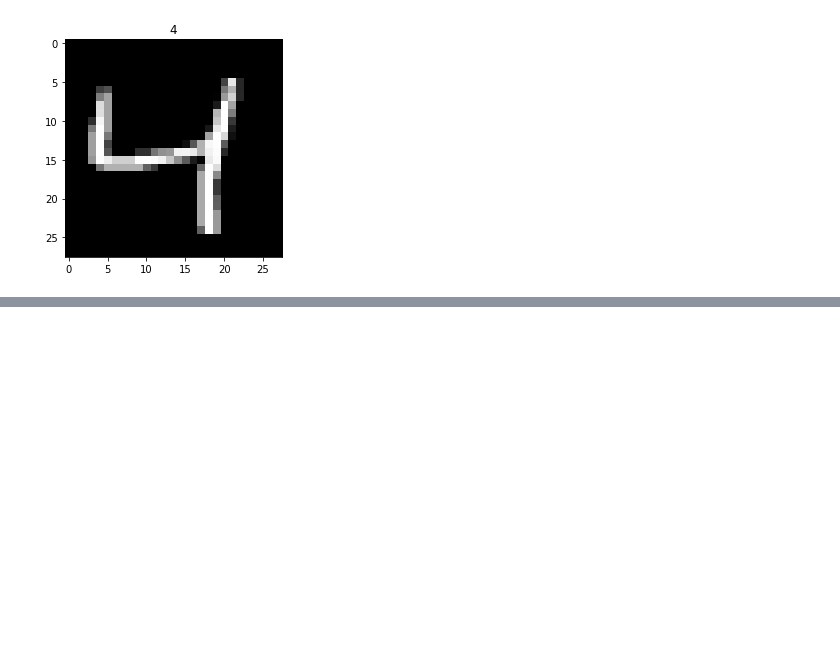
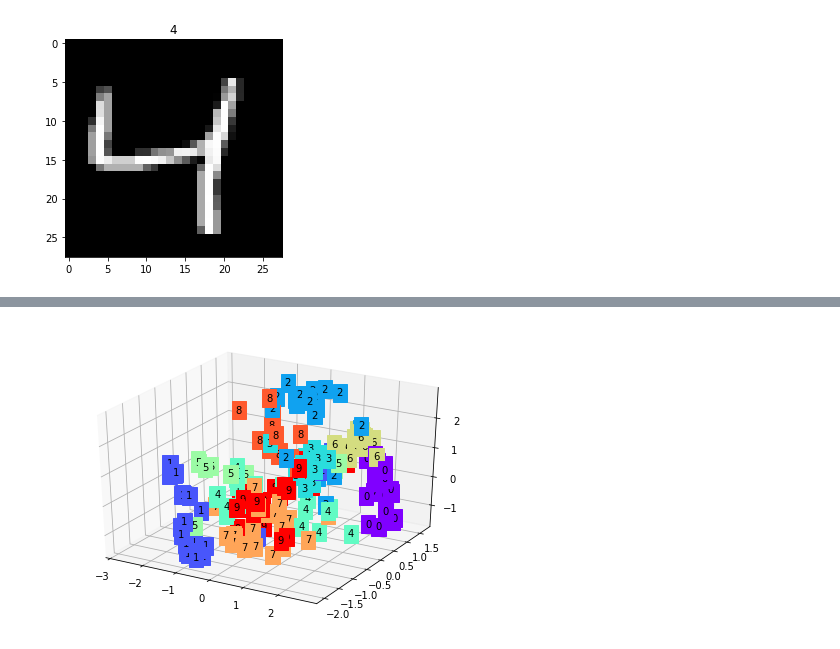
Before and after one commit to KonevDmitry/deep-learning, a Jupyter notebook: pytorch/12-autoencoder.ipynb, the cells around one changed output, grey strips where cells are left out. Cells and saved outputs as stored; diff of their text form; code cells hidden in the pictures; blank space fills up the shorter version.

```diff
--- a/pytorch/12-autoencoder.ipynb
+++ b/pytorch/12-autoencoder.ipynb
@@ -64,0 +168,19 @@ class AutoEncoder(nn.Module):
+# %%
+# visualize in 3D plot
+view_data = Variable(train_data.train_data[:200].view(-1, 28 * 28).type(
+    torch.FloatTensor) / 255.)
+encoded_data, _ = autoencoder(view_data)
+fig = plt.figure(2)
+ax = Axes3D(fig)
+X, Y, Z = encoded_data.data[:, 0].numpy(), encoded_data.data[:, 1].numpy(
+), encoded_data.data[:, 2].numpy()
+values = train_data.train_labels[:200].numpy()
+for x, y, z, s in zip(X, Y, Z, values):
+    c = cm.rainbow(int(255 * s / 9))
+    ax.text(x, y, z, s, backgroundcolor=c)
+ax.set_xlim(X.min(), X.max())
+ax.set_ylim(Y.min(), Y.max())
+ax.set_zlim(Z.min(), Z.max())
+plt.show()
+# %% [output]
+[figure, added]
```
Also changed, not shown: parts of 7 cells of this notebook, 1 other file.
